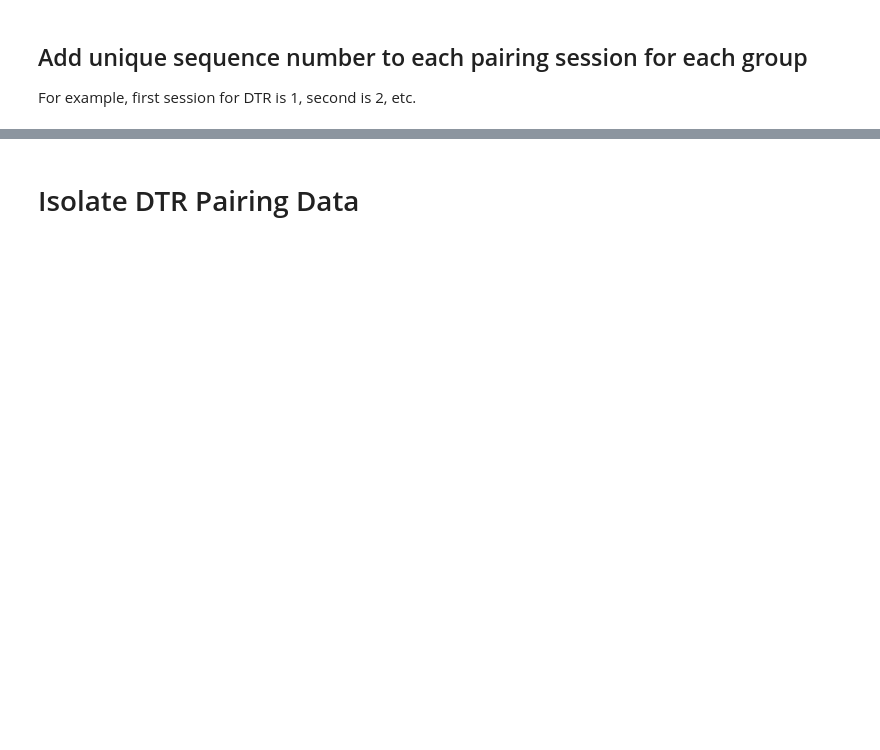
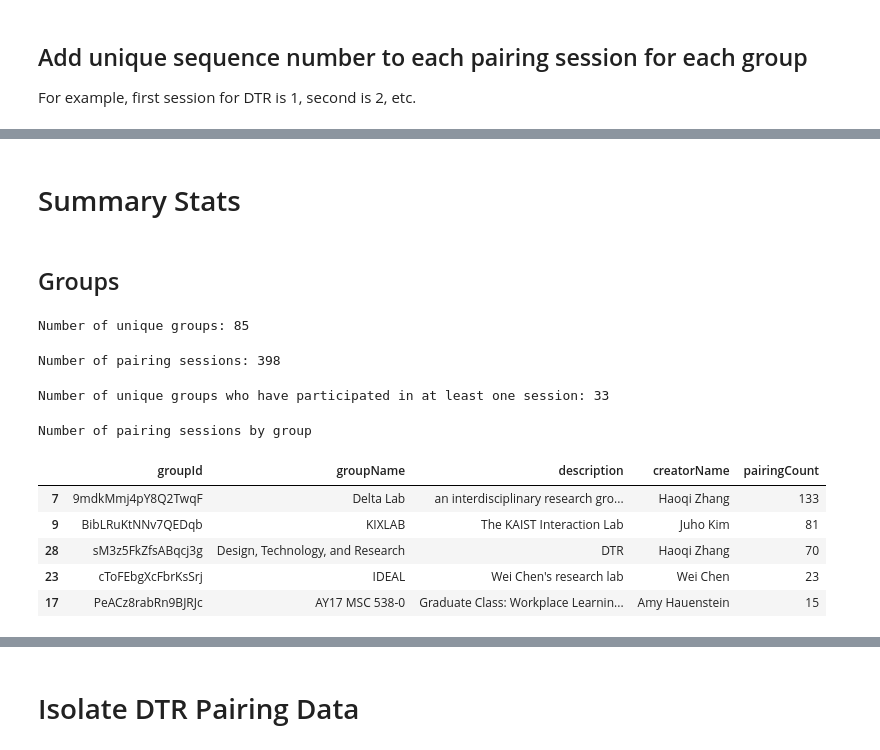
Before and after one commit to NUDelta/extractor-analysis, a Jupyter notebook: PairResearchParser.ipynb, the cells around one changed output, grey strips where cells are left out. Drawn from its saved outputs; the diff is of its cells as text; code cells hidden in the pictures; blank space fills up the shorter version.

Commit message:
adding some overall summary stats for liz

```diff
--- a/PairResearchParser.ipynb
+++ b/PairResearchParser.ipynb
@@ -508,3 +510,38 @@ tasks_history = tasks_history.merge(pairings_id_df[['group_pairing_id', 'pairing
 pairings = pairings.merge(pairings_id_df[['group_pairing_id', 'pairing_session_index']], on=['group_pairing_id'])
 pairs_history = pairs_history.merge(pairings_id_df[['group_pairing_id', 'pairing_session_index']], on=['group_pairing_id'])
 affinities_history = affinities_history.merge(pairings_id_df[['group_pairing_id', 'pairing_session_index']], on=['group_pairing_id'])
+# %% [markdown]
+# Summary Stats
+# %% [markdown]
+## Groups
+# %%
+# number of unique groups
+print('Number of unique groups: {}'.format(len(groups)))
+# %% [output]
+Number of unique groups: 85
+# %%
+# total number of pairing sessions
+print('Number of pairing sessions: {}'.format(len(pairs_history['group_pairing_id'].unique())))
+# %% [output]
+Number of pairing sessions: 398
+# %%
+# groups that have participated in a pairing session
+print('Number of unique groups who have participated in at least one session: {}'.format(len(pairs_history['groupId'].unique())))
+# %% [output]
+Number of unique groups who have participated in at least one session: 33
+# %%
+# groups by number of pairing sessions
+pairing_count_bygroup = pairs_history.drop_duplicates('group_pairing_id').groupby('groupId')['groupId'].size().to_frame(name = 'pairingCount').reset_index()
+pairing_count_bygroup_named = pairing_count_bygroup.merge(groups, left_on='groupId', right_on='_id')[['groupId', 'groupName', 'description', 'creatorName', 'pairingCount']]
+pairing_count_bygroup_named.sort_values('pairingCount', ascending=False, inplace=True)
+
+print('Number of pairing sessions by group')
+pairing_count_bygroup_named.head()
+# %% [output]
+Number of pairing sessions by group
+|  | groupId | groupName | description | creatorName | pairingCount |
+| 7 | 9mdkMmj4pY8Q2TwqF | Delta Lab | an interdisciplinary research gro... | Haoqi Zhang | 133 |
+| 9 | BibLRuKtNNv7QEDqb | KIXLAB | The KAIST Interaction Lab | Juho Kim | 81 |
+| 28 | sM3z5FkZfsABqcj3g | Design, Technology, and Research | DTR | Haoqi Zhang | 70 |
+| 23 | cToFEbgXcFbrKsSrj | IDEAL | Wei Chen's research lab | Wei Chen | 23 |
+| 17 | PeACz8rabRn9BJRJc | AY17 MSC 538-0 | Graduate Class: Workplace Learnin... | Amy Hauenstein | 15 |
```
Also changed, not shown: parts of 22 cells of this notebook.
